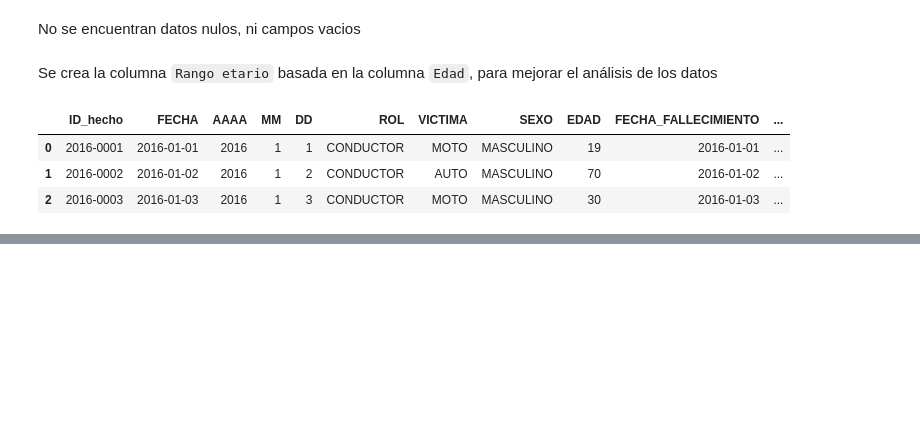
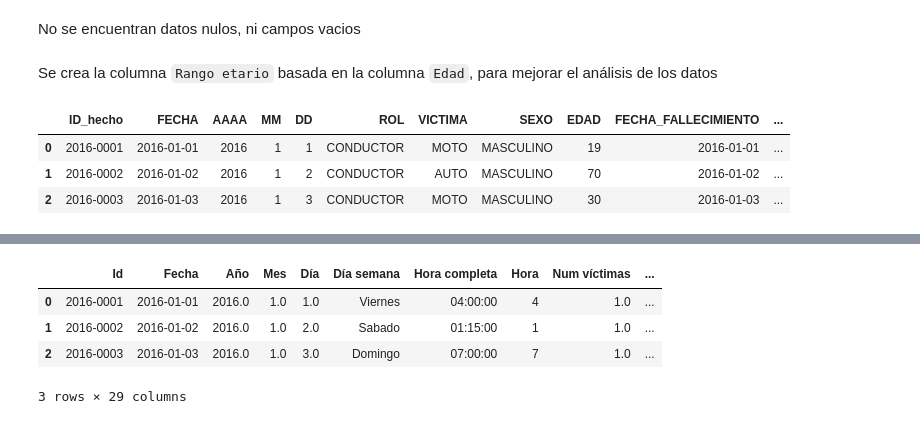
Before and after one commit to JimeFioni/PI-02-Siniestros-Viales, a Jupyter notebook: EDA.ipynb, the cells around one changed output, grey strips where cells are left out. Drawn from its saved outputs; the diff is of its cells as text; code cells hidden in the pictures; blank space fills up the shorter version.

Commit message:
merge

```diff
--- a/EDA.ipynb
+++ b/EDA.ipynb
@@ -401,0 +404,12 @@ homicidios_victimas.head(3)
+# %%
+# Se coloca la primera en mayúscula
+homicidios_victimas.columns = [x.capitalize() for x in homicidios_victimas.columns]
+# Se reemplazan los guiones por espacios
+homicidios_victimas.columns = homicidios_victimas.columns.str.replace('_', ' ')
+# Se renombran algunas columnas
+homicidios_victimas = homicidios_victimas.rename(columns={'Id hecho': 'Id',
+                                                      'Aaaa':'Año',
+                                                      'Mm':'Mes',
+                                                      'Dd':'Día',
+                                                      'Victima':'Víctima'})
+homicidios_victimas.columns
@@ -401,0 +435,4 @@ homicidios_victimas.head(3)
+# %%
+# Se eliminan las columnas repetidas
+homicidios_victimas = homicidios_victimas.drop(['Fecha', 'Año', 'Mes', 'Día', 'Víctima'], axis=1)
+homicidios_victimas.columns
@@ -401,0 +445,3 @@ homicidios_victimas.head(3)
+# %%
+siniestros= homicidios_victimas.merge(homicidios_hechos, on="Id", how="left")
+siniestros.columns
@@ -401,0 +458,7 @@ homicidios_victimas.head(3)
+# %%
+#Creo una lista con el orden
+nuevo_orden=["Id", "Fecha", "Año", "Mes", "Día","Día semana", "Hora completa", "Hora", "Num víctimas", "Participantes", "Rol", "Acusado", "Victima", "Sexo", "Edad", "Rango etario", "Fecha fallecimiento", "Lugar del hecho", "Tipo de calle", "Calle", "Cruce", "Dirección normalizada", "Comuna", "Barrios", "Xy (caba)", "Coordenada x", "Coordenada y", "Pos x", "Pos y"]
+
+#Reorganizo el dataframe untilizando la lista y asignandola nuevamente aldataframe siniestros
+siniestros = siniestros[nuevo_orden]
+siniestros.columns
@@ -401,0 +473,8 @@ homicidios_victimas.head(3)
+# %%
+siniestros.head(3)
+# %% [output]
+|  | Id | Fecha | Año | Mes | Día | Día semana | Hora completa | Hora | Num víctimas | ... |
+| 0 | 2016-0001 | 2016-01-01 | 2016.0 | 1.0 | 1.0 | Viernes | 04:00:00 | 4 | 1.0 | ... |
+| 1 | 2016-0002 | 2016-01-02 | 2016.0 | 1.0 | 2.0 | Sabado | 01:15:00 | 1 | 1.0 | ... |
+| 2 | 2016-0003 | 2016-01-03 | 2016.0 | 1.0 | 3.0 | Domingo | 07:00:00 | 7 | 1.0 | ... |
+3 rows × 29 columns
```
Also changed, not shown: parts of 14 cells of this notebook.
